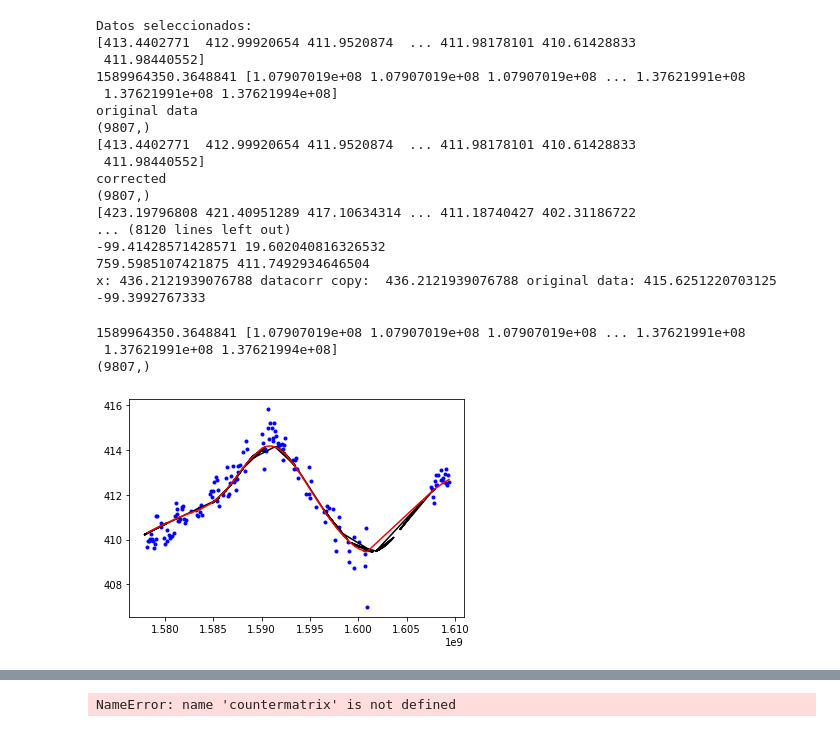
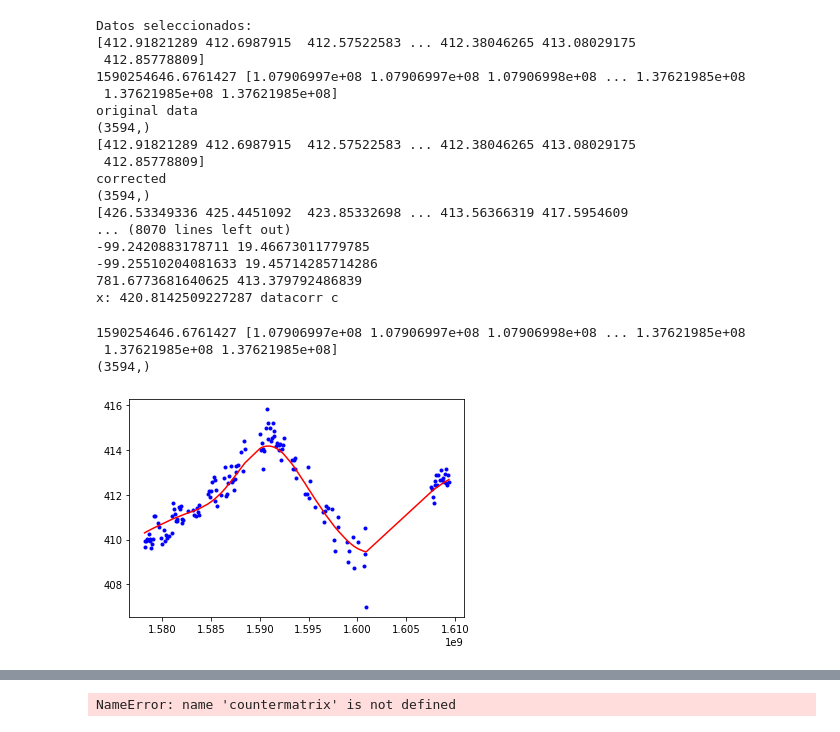
Before and after one commit to mixtli-c/cca-jupyter, a Jupyter notebook: mapper_avg.ipynb, the cells around one changed output, grey strips where cells are left out. Drawn from its saved outputs; the diff is of its cells as text; code cells hidden in the pictures.

```diff
--- a/mapper_avg.ipynb
+++ b/mapper_avg.ipynb
@@ -17,14 +17,14 @@ sys.path.append('d:\\gitCCA\\cca-jupyter\\py\\')
 import mapper_functions as mpf
 # %%
 ### BEGIN: rango del mapa
-latmin = 18.3
-latmax = 20.5
-lonmin = -100.5
-lonmax = -97.7
-#latmin = 19.1
-#latmax = 19.8
-#lonmin = -99.5
-#lonmax = -98.7
+#latmin = 18.3
+#latmax = 20.5
+#lonmin = -100.5
+#lonmax = -97.7
+latmin = 19.1
+latmax = 19.8
+lonmin = -99.5
+lonmax = -98.7
 #latmin = 20
 #latmax = 21
 #lonmin = -104
@@ -34,13 +34,13 @@ lonmax = -97.7
 ### BEGIN: parametros para funciones del modulo mapper_functions
 nx=50
 ny=50
-footprintradio = 10.0/110.0
+footprintradio = 5.0/110.0
 pathname = 'd:\\CCA\\NASAGESDISC\\OCO3L2Lite\\mexico3\\mexico_oco3_lite_2020*.h5'
 targetname1 = 'fossil0036'
 targetname2 = 'volcano0002'
 name = '/xco2'
 psurf = '/Retrieval/psurf'
-psurfmatname = 'Psurf_50x50_10km_ExtendedGrid.npz'
+psurfmatname = 'Psurf_50x50_5km_SmallGrid.npz'
 dsetpath = 'd:\\gitCCA\\cca-jupyter\\altzrefavgoff.npz'
 daylistpath = 'd:\\gitCCA\\cca-jupyter\\alldatadays.npz'
 ### END: parametros para funciones del modulo
@@ -50,10 +50,10 @@ daylistpath = 'd:\\gitCCA\\cca-jupyter\\alldatadays.npz'
 fontsize = 20
 ticksize = 14
 rows = 3
-cols = 4
+cols = 1
 figname = 'd:\\gitCCA\\cca-jupyter\\figures\\3x3\\xCO2_ML_PsurfComp_B2_Small.png'
 savefig = 0 # 0 for no 1 for yes
-cbarname = 'Soundings'
+cbarname = 'ppm'
 ### END: parametros para mappernxm
 
 ### BEGIN: verbosity and testing, 0=no, 1=yes
@@ -79,8 +79,8 @@ lons=lonmin+(lonmax-lonmin)*np.arange(nx)/(nx-1)
 lista=glob.glob(pathname)
 #print(lista)
 
-data = mpf.compilealldata(lats,lons,lista,footprintradio,verbcompile)
-#data = mpf.compilealldatat(lats,lons,lista,footprintradio,verbcompile)
+#data = mpf.compilealldata(lats,lons,lista,footprintradio,verbcompile)
+data = mpf.compilealldatat(lats,lons,lista,footprintradio,verbcompile)
 #data = mpf.compilealldatatarget(lats,lons,lista,footprintradio,targetname1,targetname2,verbcompile)
 #data = mpf.compilealldatatargett(lats,lons,lista,footprintradio,targetname1,targetname2,verbcompile)
 
@@ -112,39 +112,39 @@ datos = mpf.datacorrection3_ml(daylist,dset,data,name,psurf,verbdata)
 datac = mpf.matrixcorrection3_ml(daylist,dset,data,psurfmat,name,psurf,lats,lons,verbmatrix)
 # %% [output]
 Datos seleccionados:
-[413.4402771  412.99920654 411.9520874  ... 411.98178101 410.61428833
- 411.98440552]
-1589964350.3648841 [1.07907019e+08 1.07907019e+08 1.07907019e+08 ... 1.37621991e+08
- 1.37621991e+08 1.37621994e+08]
+[412.91821289 412.6987915  412.57522583 ... 412.38046265 413.08029175
+ 412.85778809]
+1590254646.6761427 [1.07906997e+08 1.07906997e+08 1.07906998e+08 ... 1.37621985e+08
+ 1.37621985e+08 1.37621985e+08]
 original data
-(9807,)
-[413.4402771  412.99920654 411.9520874  ... 411.98178101 410.61428833
- 411.98440552]
+(3594,)
+[412.91821289 412.6987915  412.57522583 ... 412.38046265 413.08029175
+ 412.85778809]
 corrected
-(9807,)
-[423.19796808 421.40951289 417.10634314 ... 411.18740427 402.31186722
-... (8120 lines left out)
--99.41428571428571 19.602040816326532
-759.5985107421875 411.7492934646504
-x: 436.2121939076788 datacorr copy:  436.2121939076788 original data: 415.6251220703125
--99.3992767333
+(3594,)
+[426.53349336 425.4451092  423.85332698 ... 413.56366319 417.5954609
+... (8070 lines left out)
+-99.2420883178711 19.46673011779785
+-99.25510204081633 19.45714285714286
+781.6773681640625 413.379792486839
+x: 420.8142509227287 datacorr c
 # %%
 #### BEGIN
 #### yFIT test only
 y = mpf.yfitdata(data)
 x=data['tepoch']
 print(y.shape)
 ax0=plt.subplot(1,1,1)
 ax0.plot(dset['tepoch'],dset['xco2avg'],'b.')
-ax0.plot(x,y,'k-')
+#ax0.plot(x,y,'k-')
 ax0.plot(dset['tepoch'],dset['yfitavg'],'r-')
 plt.show()
 #### END
 # %% [output]
-1589964350.3648841 [1.07907019e+08 1.07907019e+08 1.07907019e+08 ... 1.37621991e+08
- 1.37621991e+08 1.37621994e+08]
-(9807,)
+1590254646.6761427 [1.07906997e+08 1.07906997e+08 1.07906998e+08 ... 1.37621985e+08
+ 1.37621985e+08 1.37621985e+08]
+(3594,)
-[figure, old version]
+[figure, new version]
 # %%
 if testwithdset == 1:
     tmintest=(datetime.datetime(2020,4,10,0,0,0)-to).total_seconds()
```
Also changed, not shown: parts of 4 cells of this notebook, 4 other files.
